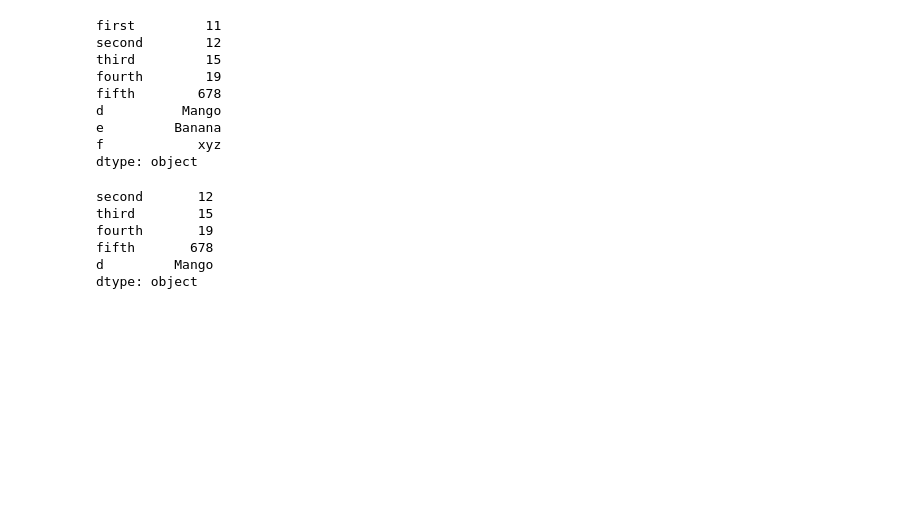
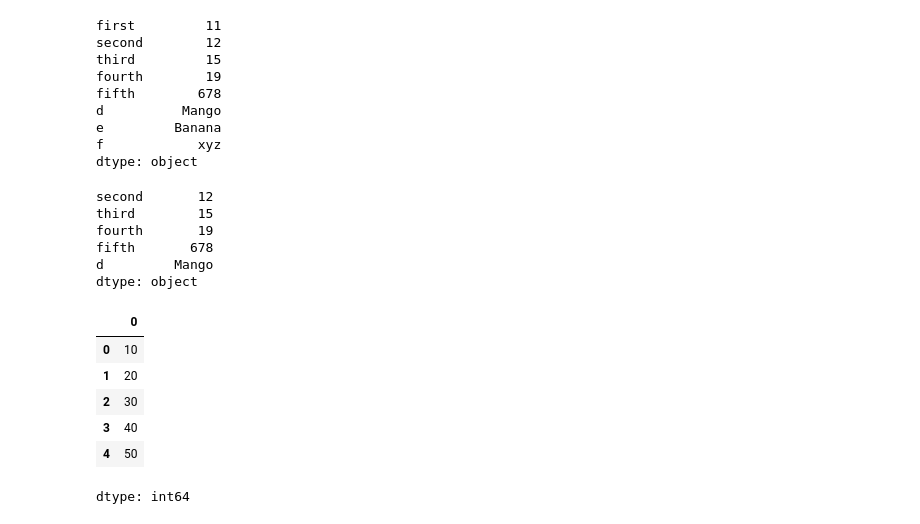
Before and after one commit to ATechievision/DataHubArchana, a Jupyter notebook: Pandas.ipynb, the cells around one changed output. Drawn from its saved outputs; the diff is of its cells as text; code cells hidden in the pictures; blank space fills up the shorter version.

```diff
--- a/Pandas.ipynb
+++ b/Pandas.ipynb
@@ -234,3 +234,17 @@ fourth       19
 fifth       678
 d         Mango
 dtype: object
+# %%
+s1=pd.Series ([10,20,30])
+s2=pd.Series ([40,50])
+new=pd.concat([s1,s2],ignore_index=True)
+new
+#print(new)
+# %% [output]
+|  | 0 |
+| 0 | 10 |
+| 1 | 20 |
+| 2 | 30 |
+| 3 | 40 |
+| 4 | 50 |
+dtype: int64
```
Also changed, not shown: parts of 4 cells of this notebook.
